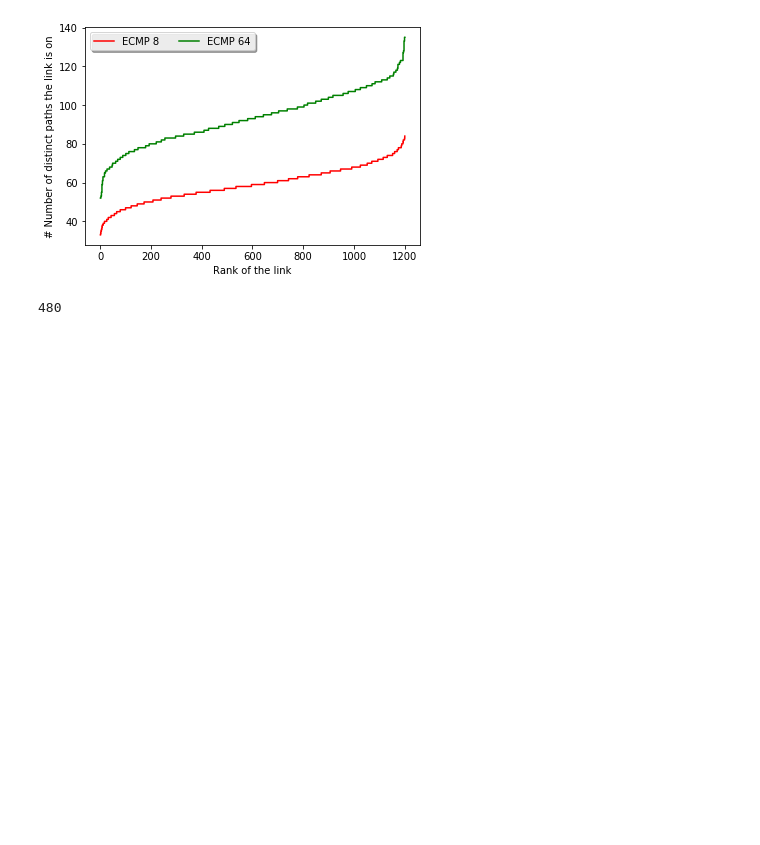
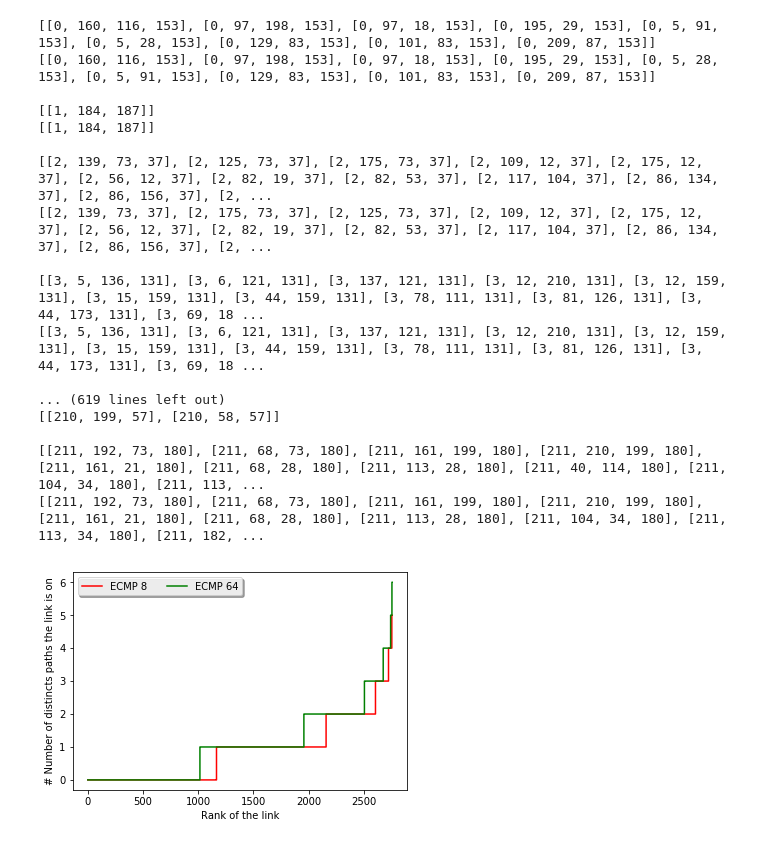
Before and after one commit to jeffpyke/poxStartup, a Jupyter notebook: figure9_ECMP.ipynb, the cells around one changed output. Cells and saved outputs as stored; diff of their text form; code cells hidden in the pictures; blank space fills up the shorter version.

Commit message:
added random permutation traffic

```diff
--- a/figure9_ECMP.ipynb
+++ b/figure9_ECMP.ipynb
@@ -68,8 +64,30 @@ for i in lmap:
+# %%
+rrg = nx.random_regular_graph(r, N)
+
+adjList = [set() for i in range(N)]
+lmap = {}
+lcount = {}
+reverse_lmap = {}
+
+lid = 0
+for e in rrg.edges():
+    lmap[e] = lid
+    reverse_lmap[lid] = e
+    lid += 1
+
+    lmap[(e[1],e[0])] = lid
+    reverse_lmap[lid] = (e[1], e[0])
+    lid+=1
+
+    adjList[e[0]].add(e[1])
+    adjList[e[1]].add(e[0])
+
+permute_traffic = np.random.permutation(N)
 # %%
 for i in lmap:
     lcount[lmap[i]] = 0
 
-def run_bfs(switch, PATH_COUNT):
+def run_bfs(switch, dst_switch, PATH_COUNT):
     visited = [False for i in range(N)]
     visited[switch] = True
 
@@ -102,26 +120,26 @@ def run_bfs(switch, PATH_COUNT):
                     paths[child].append(n_paths + [child])
 
     for i in range(N):
-        # print i, parents[i], paths[i]
-        if i == switch:
+        if i == switch or i != dst_switch:
             continue
         # select paths randomly for the ECMP routing
+        assert(set(paths[i]) == set([p for p in nx.all_shortest_paths(rrg, switch, dst_switch)]))
         paths[i] = random.sample(paths[i], min(len(paths[i]), PATH_COUNT))
+        assert(len(paths[i]) == min(len([p for p in nx.all_shortest_paths(rrg, switch, dst_switch)]), PATH_COUNT))
+#         print switch, dst_switch, len(paths[i])
         for path in paths[i]:
             for i in range(1, len(path)):
                 src = path[i-1]
                 dst = path[i]
+                assert(rrg.has_edge(src, dst))
                 lcount[lmap[(src, dst)]] += 1
 
 
 for i in range(N):
-    # print "RUNNING:", i
-    run_bfs(i, 8)
+    run_bfs(i, permute_traffic[i], 8)
 
 
 sorted_lcount = sorted(lcount.items(), key=operator.itemgetter(1))
-# for i in sorted_lcount:
-#     print i[1], reverse_lmap[i[0]]
 
 plot_x8 = []
 plot_y8 = []
@@ -132,32 +168,45 @@ for i in range(len(sorted_lcount)):
 # %%
 for i in lmap:
     lcount[lmap[i]] = 0
 
 for i in range(N):
-    run_bfs(i, 64)
+    run_bfs(i, permute_traffic[i], 64)
 
 
 sorted_lcount = sorted(lcount.items(), key=operator.itemgetter(1))
 # for i in sorted_lcount:
 #     print i[1], reverse_lmap[i[0]]
 
 plot_x64 = []
 plot_y64 = []
 
 for i in range(len(sorted_lcount)):
     plot_x64.append(i+1)
     plot_y64.append(sorted_lcount[i][1])
 
 plt.plot(plot_x8, plot_y8, ls='solid', drawstyle='steps-post', label='ECMP 8', color='red')
 plt.plot(plot_x64, plot_y64, ls='solid', drawstyle='steps-post', label='ECMP 64', color='green')
 plt.legend(loc='upper left', ncol=2, mode="shrink", shadow=True, fancybox=True)
 plt.xlabel('Rank of the link')
-plt.ylabel('# Number of distinct paths the link is on')
+plt.ylabel('# Number of distincts paths the link is on')
 plt.savefig('fig%d.png'%(N,), bbox_inches='tight')
 plt.show()
 # %% [output]
+[[0, 160, 116, 153], [0, 97, 198, 153], [0, 97, 18, 153], [0, 195, 29, 153], [0, 5, 91, 153], [0, 5, 28, 153], [0, 129, 83, 153], [0, 101, 83, 153], [0, 209, 87, 153]]
+[[0, 160, 116, 153], [0, 97, 198, 153], [0, 97, 18, 153], [0, 195, 29, 153], [0, 5, 28, 153], [0, 5, 91, 153], [0, 129, 83, 153], [0, 101, 83, 153], [0, 209, 87, 153]]
+
+[[1, 184, 187]]
+[[1, 184, 187]]
+
+[[2, 139, 73, 37], [2, 125, 73, 37], [2, 175, 73, 37], [2, 109, 12, 37], [2, 175, 12, 37], [2, 56, 12, 37], [2, 82, 19, 37], [2, 82, 53, 37], [2, 117, 104, 37], [2, 86, 134, 37], [2, 86, 156, 37], [2, ...
+[[2, 139, 73, 37], [2, 175, 73, 37], [2, 125, 73, 37], [2, 109, 12, 37], [2, 175, 12, 37], [2, 56, 12, 37], [2, 82, 19, 37], [2, 82, 53, 37], [2, 117, 104, 37], [2, 86, 134, 37], [2, 86, 156, 37], [2, ...
+
+[[3, 5, 136, 131], [3, 6, 121, 131], [3, 137, 121, 131], [3, 12, 210, 131], [3, 12, 159, 131], [3, 15, 159, 131], [3, 44, 159, 131], [3, 78, 111, 131], [3, 81, 126, 131], [3, 44, 173, 131], [3, 69, 18 ...
+[[3, 5, 136, 131], [3, 6, 121, 131], [3, 137, 121, 131], [3, 12, 210, 131], [3, 12, 159, 131], [3, 15, 159, 131], [3, 44, 159, 131], [3, 78, 111, 131], [3, 81, 126, 131], [3, 44, 173, 131], [3, 69, 18 ...
+
+... (619 lines left out)
+[[210, 199, 57], [210, 58, 57]]
+
+[[211, 192, 73, 180], [211, 68, 73, 180], [211, 161, 199, 180], [211, 210, 199, 180], [211, 161, 21, 180], [211, 68, 28, 180], [211, 113, 28, 180], [211, 40, 114, 180], [211, 104, 34, 180], [211, 113, ...
+[[211, 192, 73, 180], [211, 68, 73, 180], [211, 161, 199, 180], [211, 210, 199, 180], [211, 161, 21, 180], [211, 68, 28, 180], [211, 113, 28, 180], [211, 104, 34, 180], [211, 113, 34, 180], [211, 182, ...
-[figure, old version]
+[figure, new version]
-# %%
-print len(lmap)
-# %% [output]
-480
```
Also changed, not shown: parts of 2 cells of this notebook, 1 other file.
